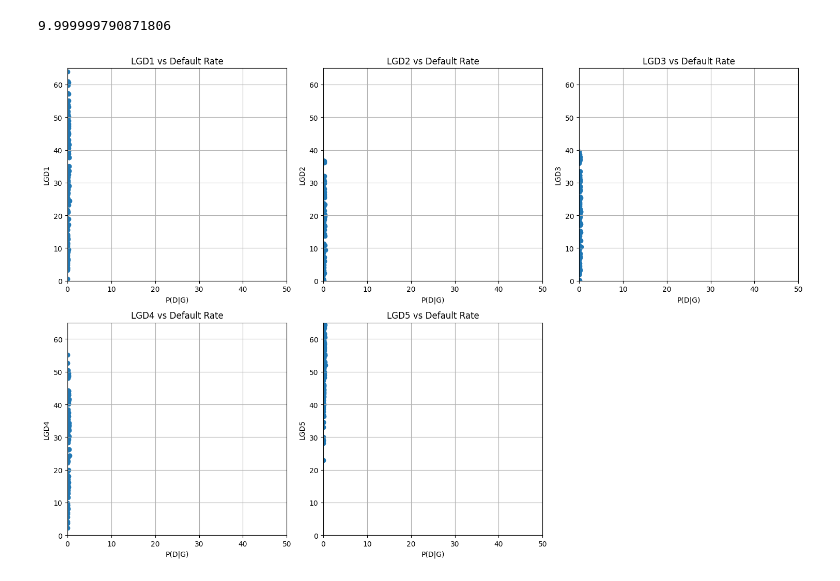
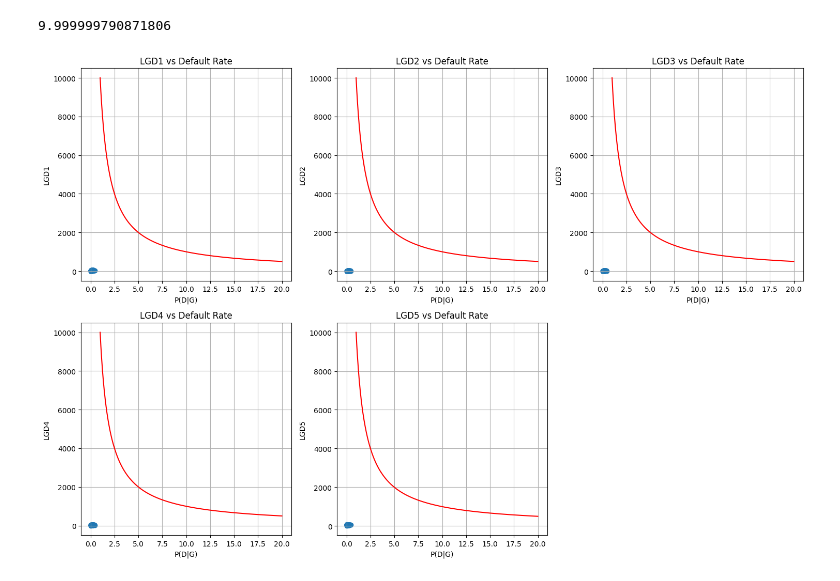
Before and after one commit to KraBence/Temalabor, a Jupyter notebook: Temalabor.ipynb, the cells around one changed output. Drawn from its saved outputs; the diff is of its cells as text; code cells hidden in the pictures.

```diff
--- a/Temalabor.ipynb
+++ b/Temalabor.ipynb
@@ -61,7 +59,7 @@ plt.show()
 #M - number of simulations
 #N - number of assets in the portfolio
 M = 100
-alpha = np.array([0.95,0.97,0.99,0.995,0.999])
+R = calculate_R(p_mean)
 rho = R
 # %% [markdown]
 ## Monte carlo method
@@ -161,10 +99,11 @@ To get the state dependent models, we need further parameters:<br>
     -$\alpha^H$ : the correlation in hectic states (R_hectic)<br>
     -$\alpha^Q$ : the correlation in quiet states: (R_quiet)<br>
 # %%
-print(data.columns)
 p_quiet_m = data.loc[data['Hectic_m'] == 0, 'P(D|G)'].mean()
 p_hectic_m = data.loc[data['Hectic_m'] == 1, 'P(D|G)'].mean()
-p_quiet = data.loc[data['Hectic_m'] == 0, 'P(D|G)'].mean()
-p_hectic = data.loc[data['Hectic_m'] == 1, 'P(D|G)'].mean()
-print(p_quiet_m, p_hectic_m ,p_quiet, p_hectic)
+p_quiet = data.loc[data['Hectic_Assignment'] == 0, 'P(D|G)'].mean()
+p_hectic = data.loc[data['Hectic_Assignment'] == 1, 'P(D|G)'].mean()
+p_quiet_Q2 = data.loc[data['Hectic_2'] == 0, 'P(D|G)'].mean()
+p_hectic_Q2 = data.loc[data['Hectic_2'] == 1, 'P(D|G)'].mean()
+print(p_quiet_m, p_hectic_m ,p_quiet, p_hectic,p_quiet_Q2,p_hectic_Q2)
 # %% [output]
@@ -229,2 +191,32 @@ for index, row in data.iterrows():
+# %%
+p = p_hectic
+R_hectic = calculate_R(p_hectic)
+rho = R_hectic
+
+data['Sim_exp_def_hectic_1'] = None
+data['Sim_exp_def_hectic_1'] = data['Sim_exp_def_hectic_1'].astype(object)
+
+for index, row in data.iterrows():
+    N = row['NO_OF_FIRMS_TOTAL']
+    K = norm.ppf(p) * np.ones((M, 1))
+    Y = getGaussianYCustom(N, M, p, rho,mu,var)
+    lossIndicator = 1*np.less(Y,K)
+    expected_defaults_hectic = lossIndicator.mean(axis=0)
+    data.at[index, 'Sim_exp_def_hectic_1'] = expected_defaults_hectic.sum().astype(int)
+# %%
+p = p_hectic_Q2
+R_hectic_Q2 = calculate_R(p_hectic_Q2)
+rho = R_hectic_Q2
+
+data['Sim_exp_def_hectic_Q2'] = None
+data['Sim_exp_def_hectic_Q2'] = data['Sim_exp_def_hectic_Q2'].astype(object)
+
+for index, row in data.iterrows():
+    N = row['NO_OF_FIRMS_TOTAL']
+    K = norm.ppf(p) * np.ones((M, 1))
+    Y = getGaussianYCustom(N, M, p, rho,mu,var)
+    lossIndicator = 1*np.less(Y,K)
+    expected_defaults_hectic = lossIndicator.mean(axis=0)
+    data.at[index, 'Sim_exp_def_hectic_Q2'] = expected_defaults_hectic.sum().astype(int)
 # %% [markdown]
 # Results
@@ -345,26 +368,25 @@ print(estimatedLGD1)
 # %%
 lgd_columns = ['LGD1', 'LGD2', 'LGD3', 'LGD4', 'LGD5']
 ConditionalPD = np.linspace(0.01,0.2,1000)
 ConditionalLGD1 = frye_jacobs_LGD(ConditionalPD, BaselinePDEstimate, BaselineLGD1, Correlation1)
 ConditionalLGD2 = frye_jacobs_LGD(ConditionalPD, BaselinePDEstimate, BaselineLGD2, Correlation2)
 
 fig, axes = plt.subplots(2, 3, figsize=(15, 10))
 axes = axes.flatten()
 
 for i, column in enumerate(lgd_columns):
     axes[i].scatter(100*data['P(D|G)'], 100*data[column], label=column)
     axes[i].set_title(f'{column} vs Default Rate', fontsize=12)
     axes[i].set_xlabel('P(D|G)', fontsize=10)
     axes[i].set_ylabel(column, fontsize=10)
     axes[i].grid(True)
-    axes[i].set_xlim([0,50])
-    axes[i].set_ylim([0,65])
+
 
     axes[i].plot(100*ConditionalPD, 100*ConditionalLGD1, color = 'red')
 for j in range(len(lgd_columns), len(axes)):
     fig.delaxes(axes[j])
 
 plt.tight_layout()
 plt.show()
 # %% [output]
-[figure, old version]
+[figure, new version]
```
Also changed, not shown: parts of 25 cells of this notebook, 2 other files.
